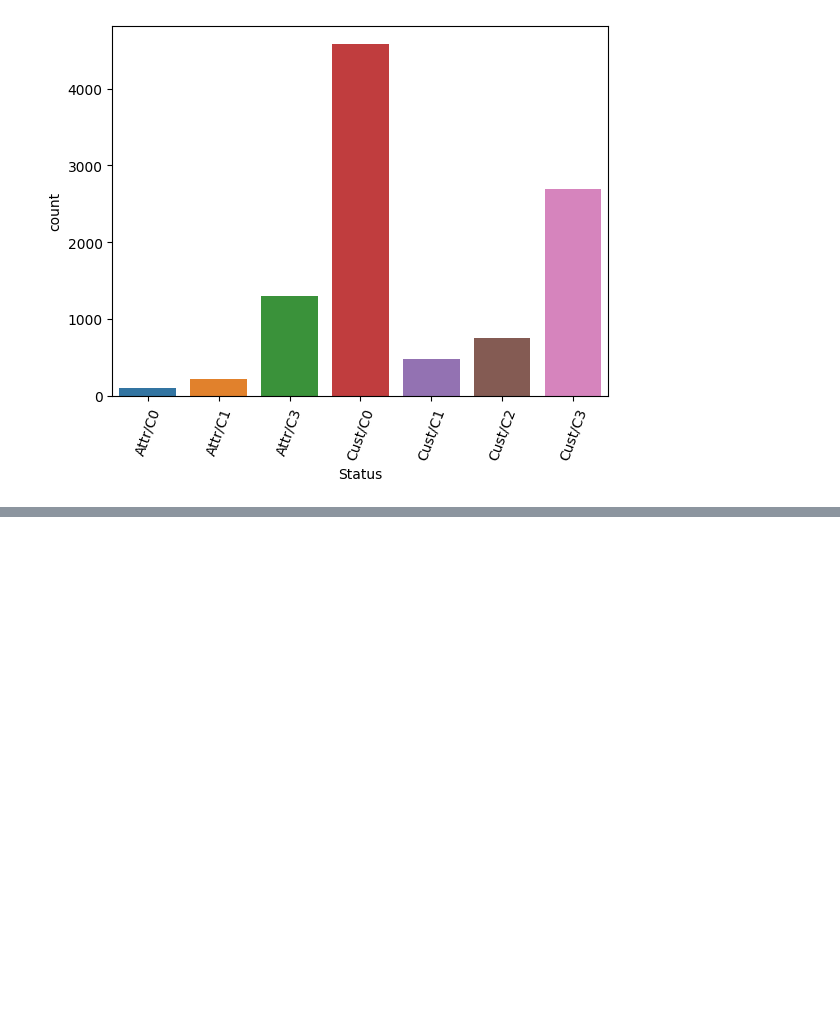
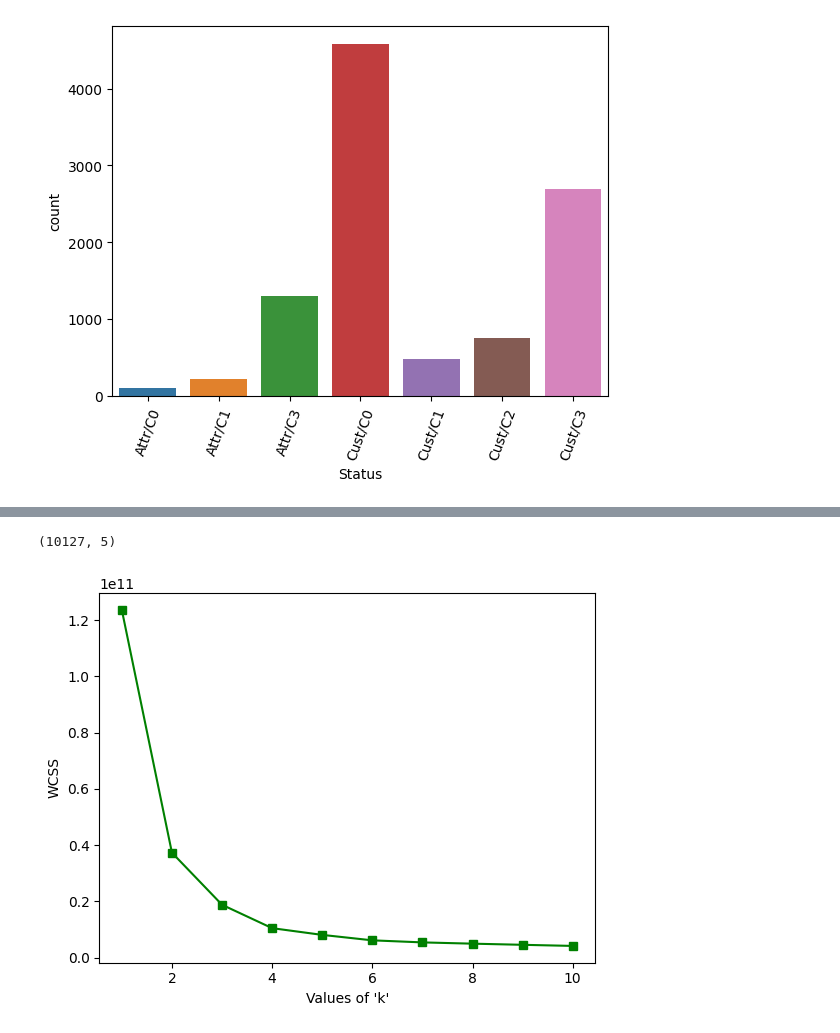
Before and after one commit to vitaly-shalem/ChurnPrediction, a Jupyter notebook: notebooks/12.clustering_take_2.ipynb, the cells around one changed output, grey strips where cells are left out. Saved outputs shown, nothing was run; the diff lists cells and outputs as text; code cells hidden in the pictures; blank space fills up the shorter version.

```diff
--- a/notebooks/12.clustering_take_2.ipynb
+++ b/notebooks/12.clustering_take_2.ipynb
@@ -186,0 +189,9 @@ plt.show()
+# %%
+column_names_important_features_2 = column_names_important_features[:]
+to_remove = ["TotalProductNo",
+             "TransactionAmount_ChangeQ4overQ1",
+             "TotalTransactionCount_Last12Months",
+             "TransactionCount_ChangeQ4overQ1"]
+for item in to_remove:
+    column_names_important_features_2.remove(item)
+display(column_names_important_features_2)
@@ -186,0 +205,3 @@ plt.show()
+# %%
+df_reduced_2 = df[column_names_important_features_2]
+display(df_reduced_2.head())
@@ -186,0 +216,8 @@ plt.show()
+# %%
+# Fautures (reduced) df
+df_data_reduced_2 = df_reduced_2.drop(["Attrited"], axis=1)
+display(df_data_reduced_2.shape)
+plot_elbow(df_data_reduced_2, False, False)
+# %% [output]
+(10127, 5)
+[figure, added]
```
Also changed, not shown: parts of 7 cells of this notebook, 1 other file.
